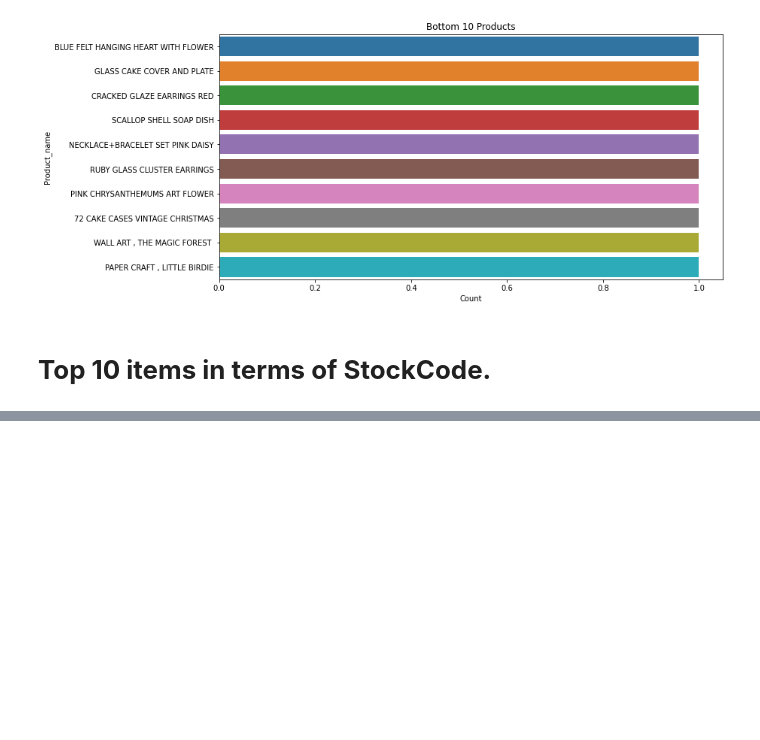
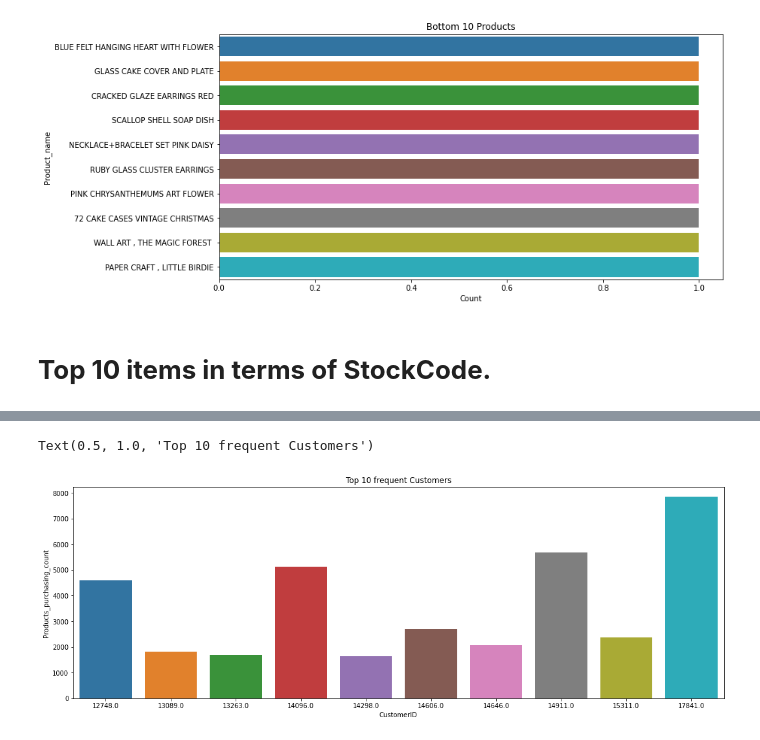
Before and after one commit to vimal9910/Fourth_capstone_project_Customer_Segmentation, a Jupyter notebook: Online_Retail_Customer_Segmentation_Capstone_Projec.ipynb, the cells around one changed output, grey strips where cells are left out. Drawn from its saved outputs; the diff is of its cells as text; code cells hidden in the pictures; blank space fills up the shorter version.

```diff
--- a/Online_Retail_Customer_Segmentation_Capstone_Projec.ipynb
+++ b/Online_Retail_Customer_Segmentation_Capstone_Projec.ipynb
@@ -322,0 +328,3 @@ KeyError: ignored
+# %%
+top_10_customers=retail_df['CustomerID'].value_counts().reset_index().rename(columns={'index':'CustomerID','CustomerID':'Products_purchasing_count'}).head(10)
+top_10_customers
@@ -322,0 +343,8 @@ KeyError: ignored
+# %%
+# Top 10 frequent Customers
+plt.figure(figsize=(18,6))
+sns.barplot(x=top_10_customers['CustomerID'],y=top_10_customers['Products_purchasing_count'].head(10))
+plt.title('Top 10 frequent Customers')
+# %% [output]
+Text(0.5, 1.0, 'Top 10 frequent Customers')
+[figure, added]
```
Also changed, not shown: parts of 46 cells of this notebook.
